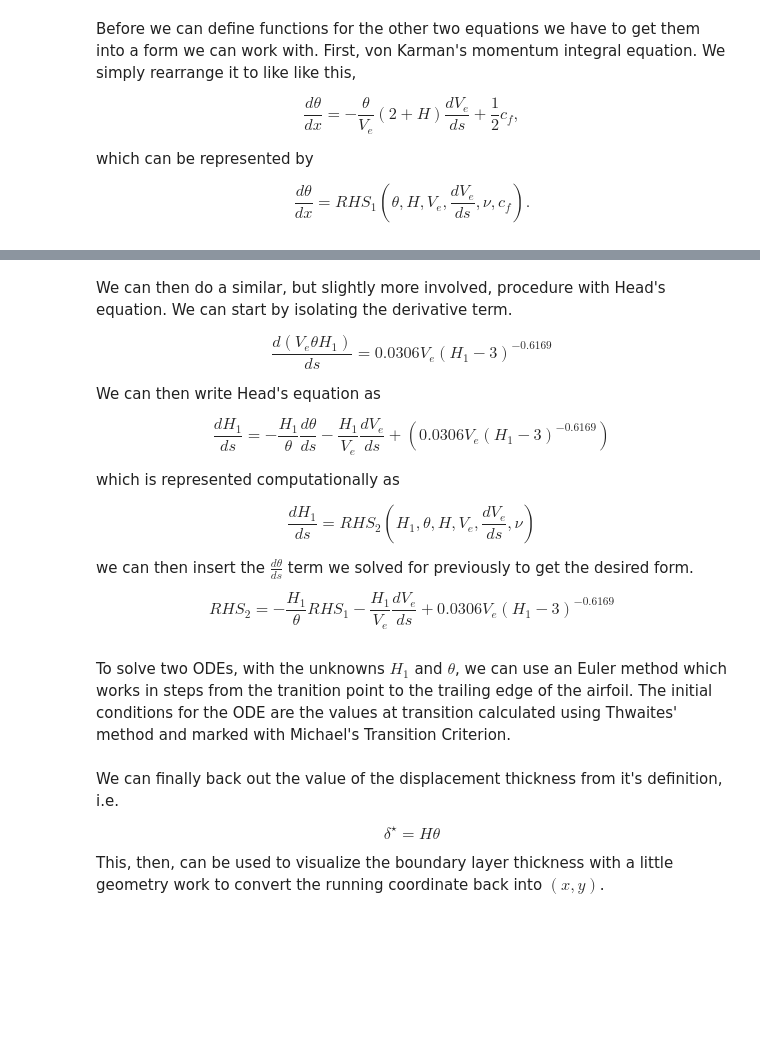
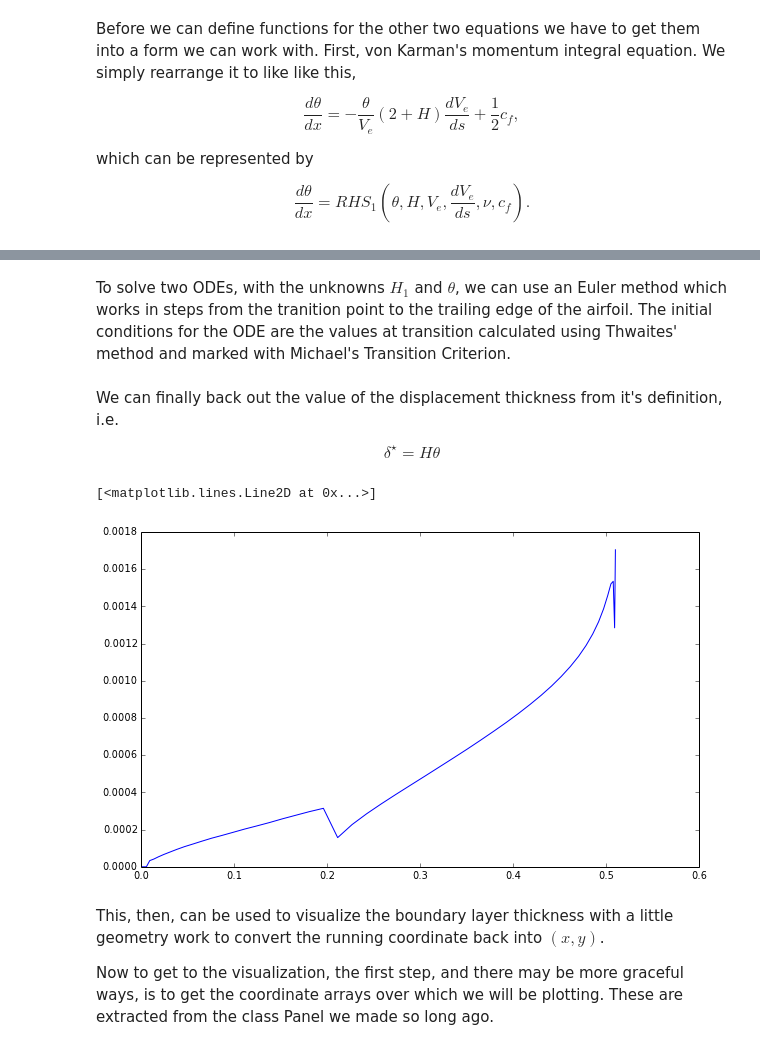
Before and after one commit to iancarr/AeroHydro, a Jupyter notebook: final-project/BoundaryLayerCorrection.ipynb, the cells around one changed output, grey strips where cells are left out. Saved outputs shown, nothing was run; the diff lists cells and outputs as text; code cells hidden in the pictures; blank space fills up the shorter version.

```diff
--- a/final-project/BoundaryLayerCorrection.ipynb
+++ b/final-project/BoundaryLayerCorrection.ipynb
@@ -50,6 +50,7 @@ class Panel:
         self.Cp = 0             # pressure coeff
 
 # the function below discretized the geometry into panels
+# the discretization is done with a circle to distribute points
 def definePanels(N,xp,yp):
 
     R = (max(xp)-min(xp))/2             # radius of the circle
@@ -77,7 +78,7 @@ def definePanels(N,xp,yp):
 
     return panel
 
-N = 20                      #  number of panels <----------------
+N = 100                      #  number of panels <----------------
 panel = definePanels(N,xp,yp)   # discretization of the geometry into panels
 # %% [markdown]
 ## Freestream conditions
@@ -282,11 +279,9 @@ thetaLower[0] = sqrt(0.75*nu/abs((VeLower[1]-VeLower[0])/(sLower[1]-sLower[0])))
 
 # integration using the trapezoidal rule: Numpy function np.trapz
 for i in range(1,len(thetaUpper)):
-    thetaUpper[i] = sqrt(0.45*nu/VeUpper[i]**6*np.trapz(VeUpper[0:i+1]**5,\
-                                                        sUpper[0:i+1]))
+    thetaUpper[i] = sqrt(0.45*nu/VeUpper[i]**6*np.trapz(VeUpper[0:i+1]**5,sUpper[0:i+1]))
 for i in range(1,len(thetaLower)):
-    thetaLower[i] = sqrt(0.45*nu/VeLower[i]**6*np.trapz(VeLower[0:i+1]**5,\
-                                                        sLower[0:i+1]))
+    thetaLower[i] = sqrt(0.45*nu/VeLower[i]**6*np.trapz(VeLower[0:i+1]**5,sLower[0:i+1]))
 # %% [markdown]
 For the next calculation we will need the derivative of tangential velocity with the running coordinate $s$, $\frac{dV_e}{ds}$.
 # %%
@@ -351,13 +348,14 @@ l(\lambda) = 0.22 + 1.57\lambda -1.8 \lambda^2 \quad \quad \text{when} \quad 0<\
 l(\lambda) = 0.22 + 1.402\lambda +\frac{0.018\lambda}{\lambda+ 0.107} \quad\quad \text{when}\quad -0.1<\lambda<0
 \end{equation}
 # %%
+# calculating the parameter l
 lUpper = np.zeros(len(sUpper),dtype=float)
 lLower = np.zeros(len(sLower),dtype=float)
 
 for i in range(len(sUpper)):
     if lambdaUpper[i]>0 and lambdaUpper[i]<0.1:
-        lUpper[i] = 0.22+1.402*lambdaUpper[i] + (0.018*lambdaUpper[i])\
-                    /(lambdaUpper[i]+0.107)
+        lUpper[i] = 0.22+1.402*lambdaUpper[i] + (0.018*lambdaUpper[i])/\
+                    (lambdaUpper[i]+0.107)
     if lambdaUpper[i]>-0.1 and lambdaUpper[i]<=0:
         lUpper[i] = 2.088+(0.0731)/(lambdaUpper[i]+0.14)
 # %% [markdown]
@@ -489,24 +519,0 @@ def RHS1(theta,H,Ve,nu,dVeds):
-# %% [markdown]
-We can then do a similar, but slightly more involved, procedure with Head's equation. We can start by isolating the derivative term.
-
-\begin{equation}
-\frac{d(V_e \theta H_1)}{ds} = 0.0306 V_e (H_1 - 3)^{-0.6169}
-\end{equation}
-
-We can then write Head's equation as
-
-\begin{equation}
-\frac{dH_1}{ds} = -\frac{H_1}{\theta} \frac{d \theta}{ds} - \frac{H_1}{V_e} \frac{dV_e}{ds} + (0.0306 V_e (H_1 - 3)^{-0.6169})
-\end{equation}
-
-which is represented computationally as
-
-\begin{equation}
-\frac{dH_1}{ds} = RHS_2(H_1, \theta, H, V_e, \frac{dV_e}{ds}, \nu)
-\end{equation}
-
-we can then insert the $\frac{d\theta}{ds}$ term we solved for previously to get the desired form.
-
-\begin{equation}
-RHS_2 = -\frac{H_1}{\theta} RHS_1 - \frac{H_1}{V_e} \frac{dV_e}{ds} + 0.0306 V_e (H_1 -3)^{-0.6169}
-\end{equation}
@@ -529,16 +530,31 @@ thetaUpper[iTrans] = thetaTrans
 # advancing to the next point
 for i in range(iTrans,len(sUpper)-1):
     h = sUpper[i+1]-sUpper[i]
-    thetaUpper[i+1] = thetaUpper[i] + h*RHS1(thetaUpper[i],HUpper[i],VeUpper[i],\
-                                             nu,dVedsUpper[i])
+    thetaUpper[i+1] = thetaUpper[i] + h*RHS1(thetaUpper[i],HUpper[i],\
+                                            VeUpper[i],nu,dVedsUpper[i])
     H1Upper[i+1] = H1Upper[i] + h*RHS2(H1Upper[i],thetaUpper[i],HUpper[i],\
-                                       VeUpper[i],nu,dVedsUpper[i])
+                                        VeUpper[i],nu,dVedsUpper[i])
     HUpper[i+1] = fH(H1Upper[i+1])
+    cfUpper[i] = cf(thetaUpper[i],HUpper[i],VeUpper[i],nu)
 # %% [markdown]
 We can finally back out the value of the displacement thickness from it's definition, i.e.
 
 \begin{equation}
 \delta^{\star} = H \theta
 \end{equation}
-
-This, then, can be used to visualize the boundary layer thickness with a little geometry work to convert the running coordinate back into $(x,y)$.
+# %%
+deltaUpper = np.zeros(len(sUpper),dtype=float)
+deltaLower = np.zeros(len(sLower),dtype=float)
+
+# calculating displacement thickness
+deltaUpper = HUpper*thetaUpper
+
+plt.figure(figsize=(10,6))
+plt.plot(sUpper,deltaUpper)
+# %% [output]
+[<matplotlib.lines.Line2D at 0x...>]
+[figure, added]
+# %% [markdown]
+This, then, can be used to visualize the boundary layer thickness with a little geometry work to convert the running coordinate back into $(x,y)$.
+
+Now to get to the visualization, the first step, and there may be more graceful ways, is to get the coordinate arrays over which we will be plotting. These are extracted from the class Panel we made so long ago.
```
Also changed, not shown: parts of 22 cells of this notebook, 1 other file.
